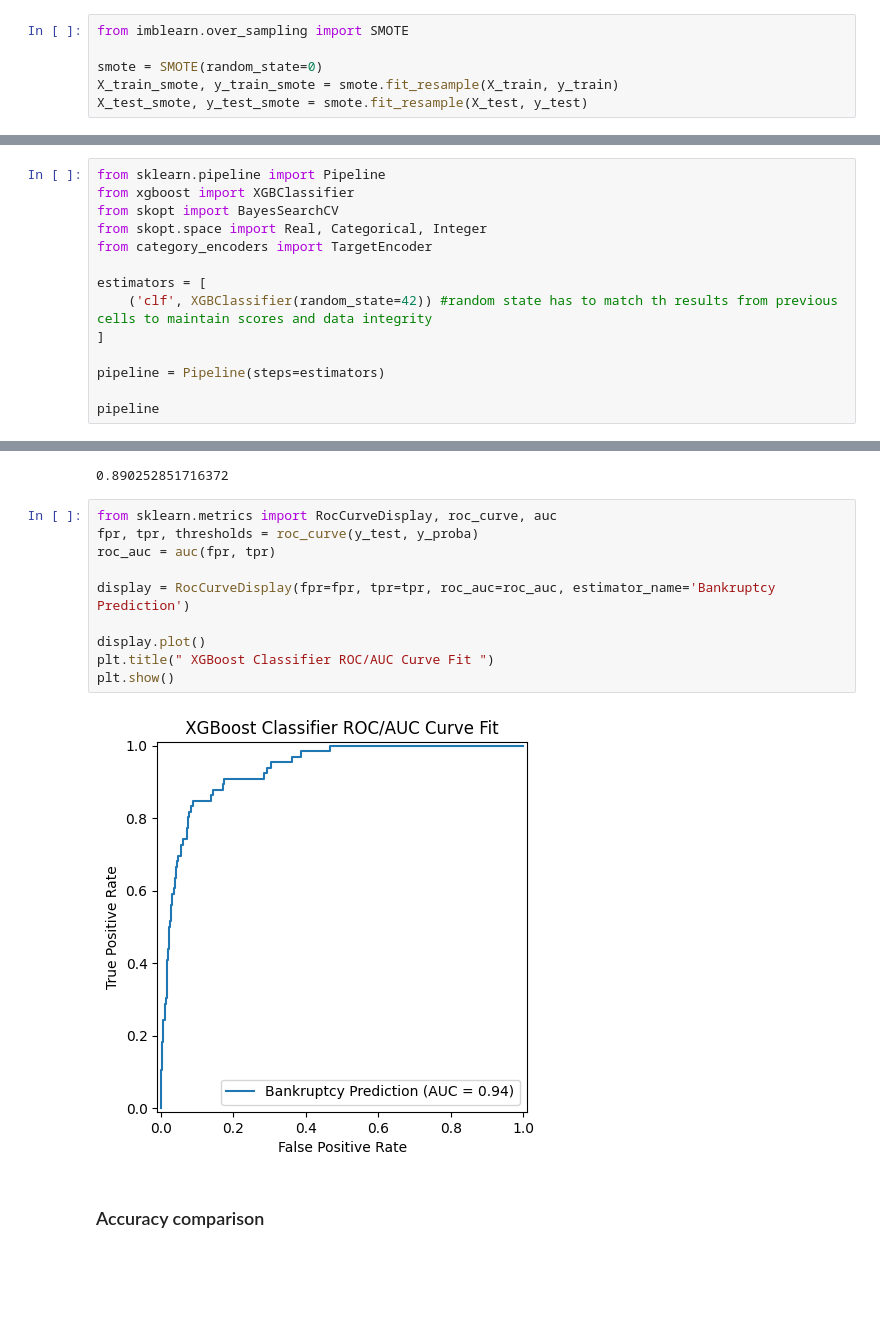
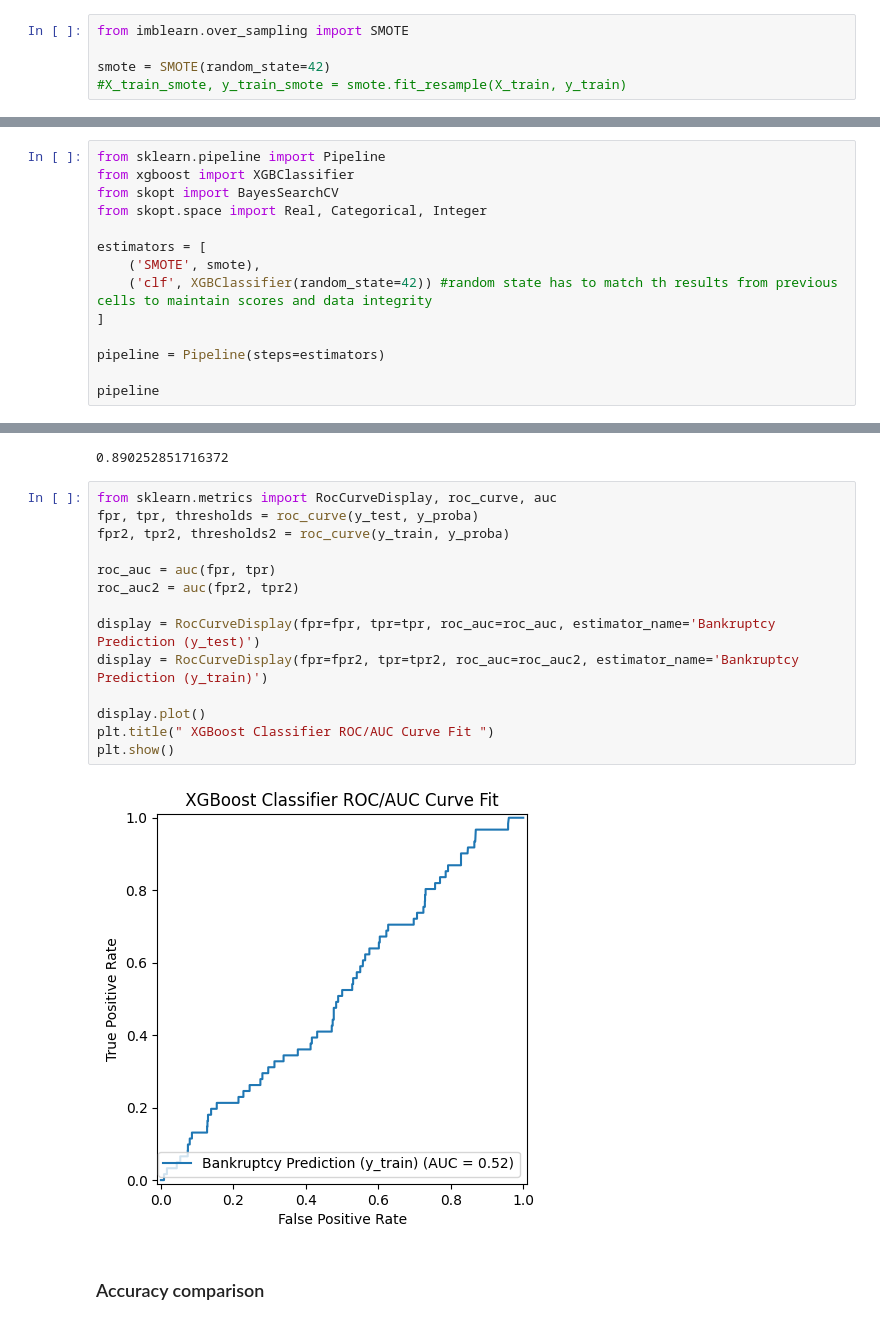
Before and after one commit to kora11e/XAI-Bankrupcy-Prediction-and-Explanation-with-XGBoost-Project, a Jupyter notebook: main.ipynb, the cells around one changed output, grey strips where cells are left out. Saved outputs shown, nothing was run; the diff lists cells and outputs as text; blank space fills up the shorter version.

```diff
--- a/main.ipynb
+++ b/main.ipynb
@@ -142,9 +142,8 @@ X_train
 # %%
 from imblearn.over_sampling import SMOTE
 
-smote = SMOTE(random_state=0)
-X_train_smote, y_train_smote = smote.fit_resample(X_train, y_train)
-X_test_smote, y_test_smote = smote.fit_resample(X_test, y_test)
+smote = SMOTE(random_state=42)
+#X_train_smote, y_train_smote = smote.fit_resample(X_train, y_train)
 # %%
 print(X_train.value_counts())
 print(y_train.value_counts())
@@ -226,9 +205,9 @@ from sklearn.pipeline import Pipeline
 from xgboost import XGBClassifier
 from skopt import BayesSearchCV
 from skopt.space import Real, Categorical, Integer
-from category_encoders import TargetEncoder
 
 estimators = [
+    ('SMOTE', smote),
     ('clf', XGBClassifier(random_state=42)) #random state has to match th results from previous cells to maintain scores and data integrity
 ]
 
@@ -387,15 +350,19 @@ opt_smote.score(X_train, y_train)
 # %%
 from sklearn.metrics import RocCurveDisplay, roc_curve, auc
 fpr, tpr, thresholds = roc_curve(y_test, y_proba)
+fpr2, tpr2, thresholds2 = roc_curve(y_train, y_proba)
+
 roc_auc = auc(fpr, tpr)
+roc_auc2 = auc(fpr2, tpr2)
 
-display = RocCurveDisplay(fpr=fpr, tpr=tpr, roc_auc=roc_auc, estimator_name='Bankruptcy Prediction')
+display = RocCurveDisplay(fpr=fpr, tpr=tpr, roc_auc=roc_auc, estimator_name='Bankruptcy Prediction (y_test)')
+display = RocCurveDisplay(fpr=fpr2, tpr=tpr2, roc_auc=roc_auc2, estimator_name='Bankruptcy Prediction (y_train)')
 
 display.plot()
 plt.title(" XGBoost Classifier ROC/AUC Curve Fit ")
 plt.show()
 # %% [output]
-[figure, old version]
+[figure, new version]
 # %% [markdown]
 <h3>Accuracy comparison</h3>
 # %%
```
Also changed, not shown: parts of 8 cells of this notebook.
